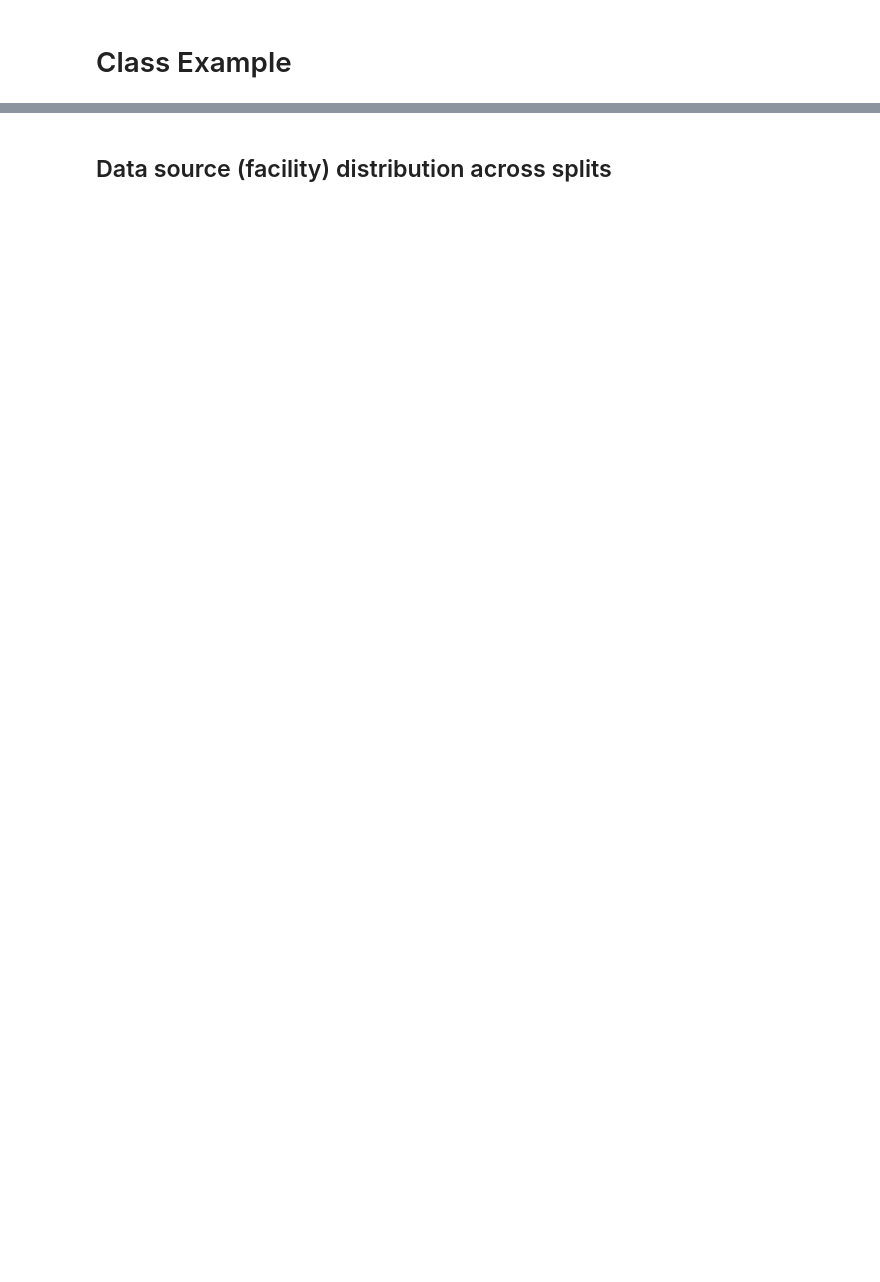
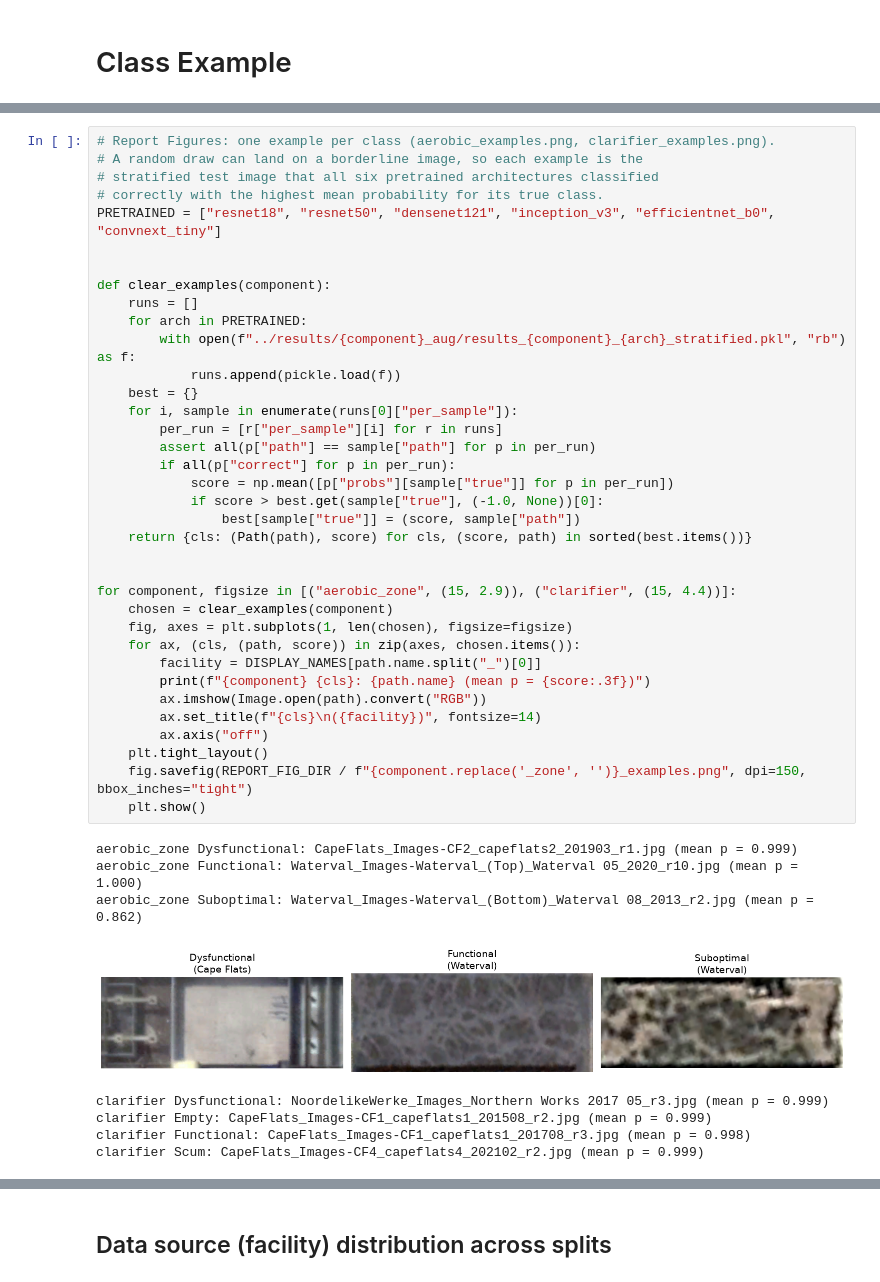
Before and after one commit to janes1234/Skripsie, a Jupyter notebook: CNN/data_exploration.ipynb, the cells around one changed output, grey strips where cells are left out. Drawn from its saved outputs; the diff is of its cells as text; blank space fills up the shorter version.

```diff
--- a/CNN/data_exploration.ipynb
+++ b/CNN/data_exploration.ipynb
@@ -360,0 +256,45 @@ for comp in COMPONENTS:
+# %%
+# Report Figures: one example per class (aerobic_examples.png, clarifier_examples.png).
+# A random draw can land on a borderline image, so each example is the
+# stratified test image that all six pretrained architectures classified
+# correctly with the highest mean probability for its true class.
+PRETRAINED = ["resnet18", "resnet50", "densenet121", "inception_v3", "efficientnet_b0", "convnext_tiny"]
+
+
+def clear_examples(component):
+    runs = []
+    for arch in PRETRAINED:
+        with open(f"../results/{component}_aug/results_{component}_{arch}_stratified.pkl", "rb") as f:
+            runs.append(pickle.load(f))
+    best = {}
+    for i, sample in enumerate(runs[0]["per_sample"]):
+        per_run = [r["per_sample"][i] for r in runs]
+        assert all(p["path"] == sample["path"] for p in per_run)
+        if all(p["correct"] for p in per_run):
+            score = np.mean([p["probs"][sample["true"]] for p in per_run])
+            if score > best.get(sample["true"], (-1.0, None))[0]:
+                best[sample["true"]] = (score, sample["path"])
+    return {cls: (Path(path), score) for cls, (score, path) in sorted(best.items())}
+
+
+for component, figsize in [("aerobic_zone", (15, 2.9)), ("clarifier", (15, 4.4))]:
+    chosen = clear_examples(component)
+    fig, axes = plt.subplots(1, len(chosen), figsize=figsize)
+    for ax, (cls, (path, score)) in zip(axes, chosen.items()):
+        facility = DISPLAY_NAMES[path.name.split("_")[0]]
+        print(f"{component} {cls}: {path.name} (mean p = {score:.3f})")
+        ax.imshow(Image.open(path).convert("RGB"))
+        ax.set_title(f"{cls}\n({facility})", fontsize=14)
+        ax.axis("off")
+    plt.tight_layout()
+    fig.savefig(REPORT_FIG_DIR / f"{component.replace('_zone', '')}_examples.png", dpi=150, bbox_inches="tight")
+    plt.show()
+# %% [output]
+aerobic_zone Dysfunctional: CapeFlats_Images-CF2_capeflats2_201903_r1.jpg (mean p = 0.999)
+aerobic_zone Functional: Waterval_Images-Waterval_(Top)_Waterval 05_2020_r10.jpg (mean p = 1.000)
+aerobic_zone Suboptimal: Waterval_Images-Waterval_(Bottom)_Waterval 08_2013_r2.jpg (mean p = 0.862)
+[figure, added]
+clarifier Dysfunctional: NoordelikeWerke_Images_Northern Works 2017 05_r3.jpg (mean p = 0.999)
+clarifier Empty: CapeFlats_Images-CF1_capeflats1_201508_r2.jpg (mean p = 0.999)
+clarifier Functional: CapeFlats_Images-CF1_capeflats1_201708_r3.jpg (mean p = 0.998)
+clarifier Scum: CapeFlats_Images-CF4_capeflats4_202102_r2.jpg (mean p = 0.999)
```
Also changed, not shown: parts of 16 cells of this notebook, 34 other files.
